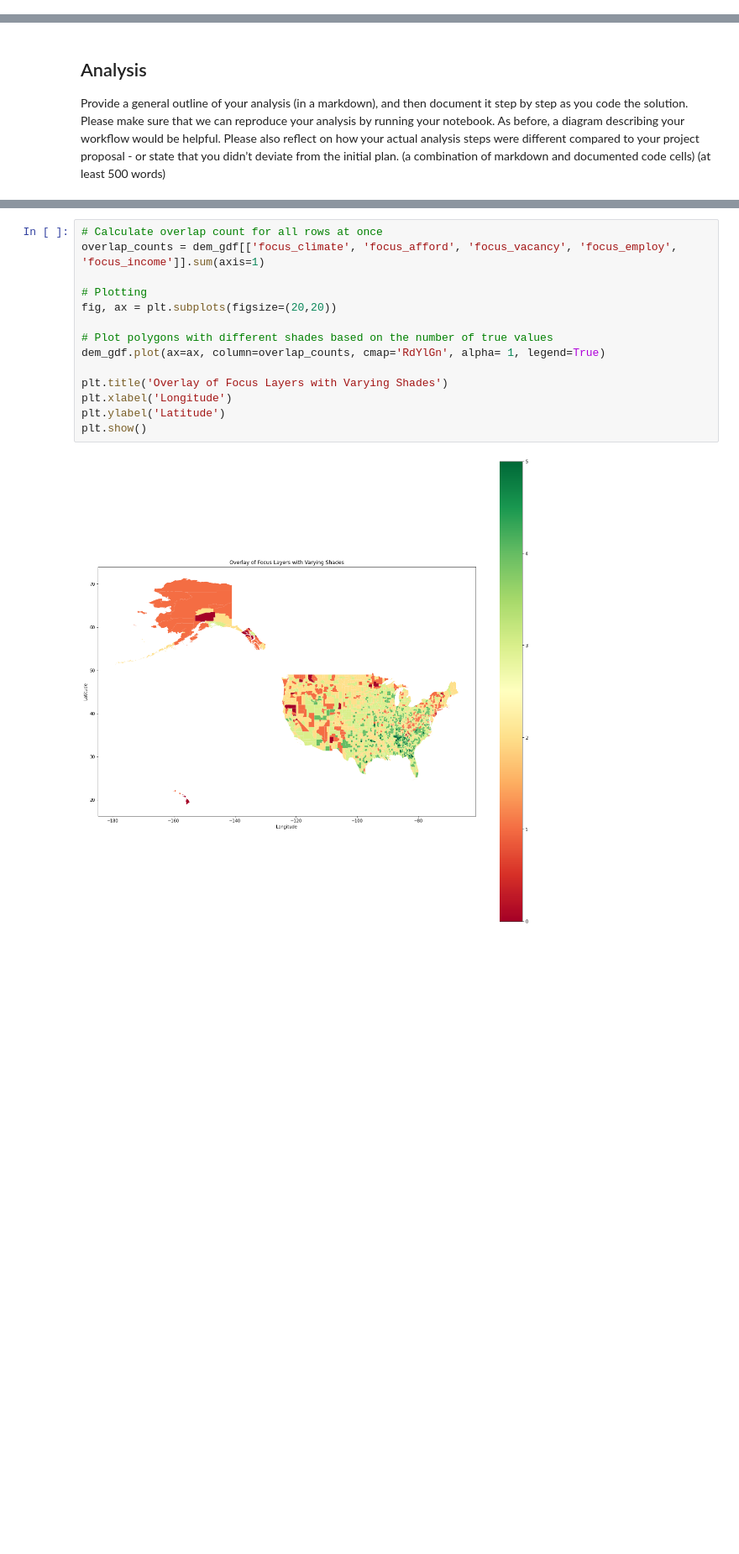
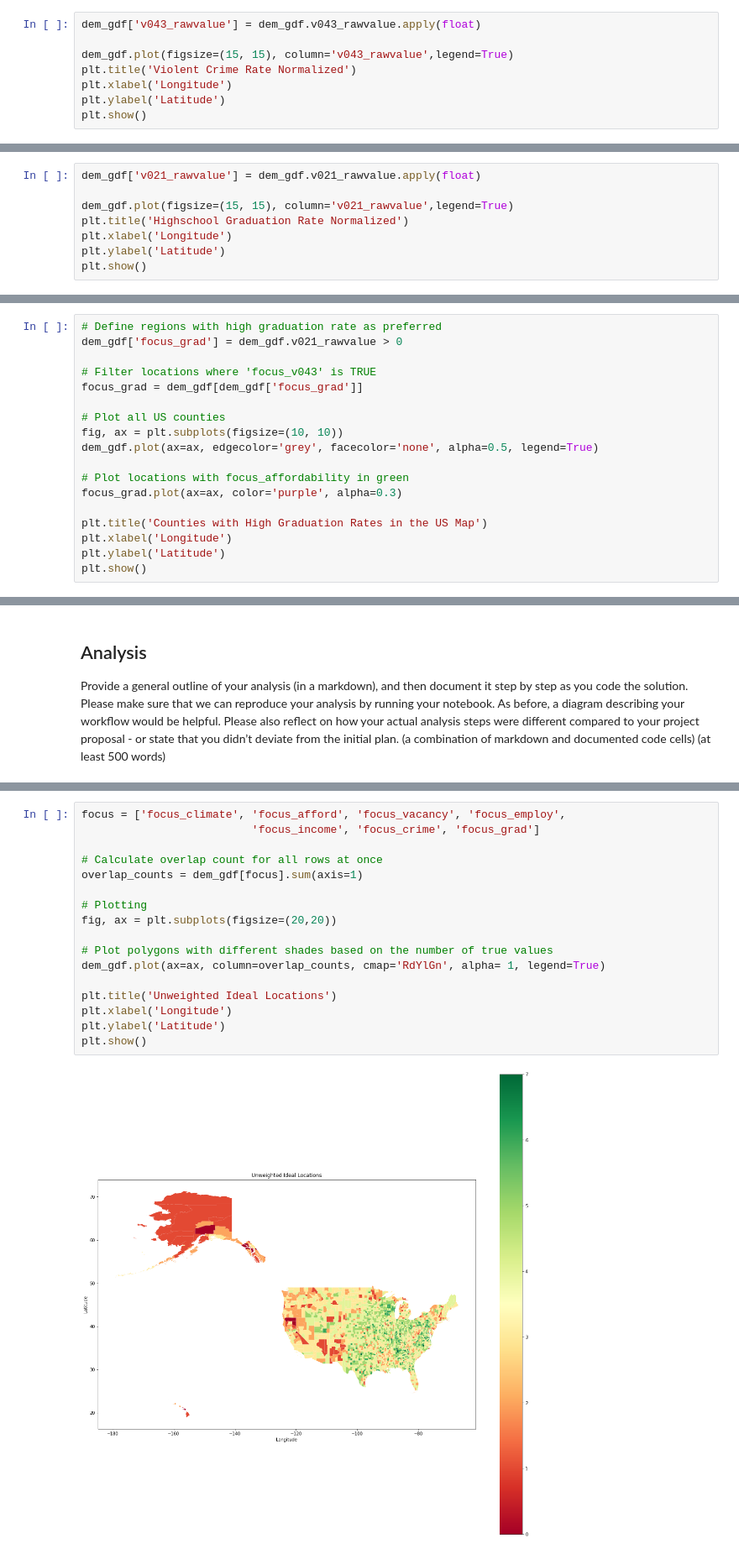
Before and after one commit to sheenapatel262/dsc170_final_proj, a Jupyter notebook: dsc170_proj.ipynb, the cells around one changed output, grey strips where cells are left out. Shown at 84% size. Saved outputs shown, nothing was run; the diff lists cells and outputs as text; blank space fills up the shorter version.

```diff
--- a/dsc170_proj.ipynb
+++ b/dsc170_proj.ipynb
@@ -408,0 +404,8 @@ plt.show()
+# %%
+dem_gdf['v043_rawvalue'] = dem_gdf.v043_rawvalue.apply(float)
+
+dem_gdf.plot(figsize=(15, 15), column='v043_rawvalue',legend=True)
+plt.title('Violent Crime Rate Normalized')
+plt.xlabel('Longitude')
+plt.ylabel('Latitude')
+plt.show()
@@ -408,0 +436,8 @@ plt.show()
+# %%
+dem_gdf['v021_rawvalue'] = dem_gdf.v021_rawvalue.apply(float)
+
+dem_gdf.plot(figsize=(15, 15), column='v021_rawvalue',legend=True)
+plt.title('Highschool Graduation Rate Normalized')
+plt.xlabel('Longitude')
+plt.ylabel('Latitude')
+plt.show()
@@ -408,0 +446,18 @@ plt.show()
+# %%
+# Define regions with high graduation rate as preferred
+dem_gdf['focus_grad'] = dem_gdf.v021_rawvalue > 0
+
+# Filter locations where 'focus_v043' is TRUE
+focus_grad = dem_gdf[dem_gdf['focus_grad']]
+
+# Plot all US counties
+fig, ax = plt.subplots(figsize=(10, 10))
+dem_gdf.plot(ax=ax, edgecolor='grey', facecolor='none', alpha=0.5, legend=True)
+
+# Plot locations with focus_affordability in green
+focus_grad.plot(ax=ax, color='purple', alpha=0.3)
+
+plt.title('Counties with High Graduation Rates in the US Map')
+plt.xlabel('Longitude')
+plt.ylabel('Latitude')
+plt.show()
@@ -429,16 +490,19 @@ Provide a general outline of your analysis (in a markdown), and then document it
 # %%
+focus = ['focus_climate', 'focus_afford', 'focus_vacancy', 'focus_employ',
+                          'focus_income', 'focus_crime', 'focus_grad']
+
 # Calculate overlap count for all rows at once
-overlap_counts = dem_gdf[['focus_climate', 'focus_afford', 'focus_vacancy', 'focus_employ', 'focus_income']].sum(axis=1)
+overlap_counts = dem_gdf[focus].sum(axis=1)
 
 # Plotting
 fig, ax = plt.subplots(figsize=(20,20))
 
 # Plot polygons with different shades based on the number of true values
 dem_gdf.plot(ax=ax, column=overlap_counts, cmap='RdYlGn', alpha= 1, legend=True)
 
-plt.title('Overlay of Focus Layers with Varying Shades')
+plt.title('Unweighted Ideal Locations')
 plt.xlabel('Longitude')
 plt.ylabel('Latitude')
 plt.show()
 # %% [output]
-[figure, old version]
+[figure, new version]
```
Also changed, not shown: parts of 34 cells of this notebook.
